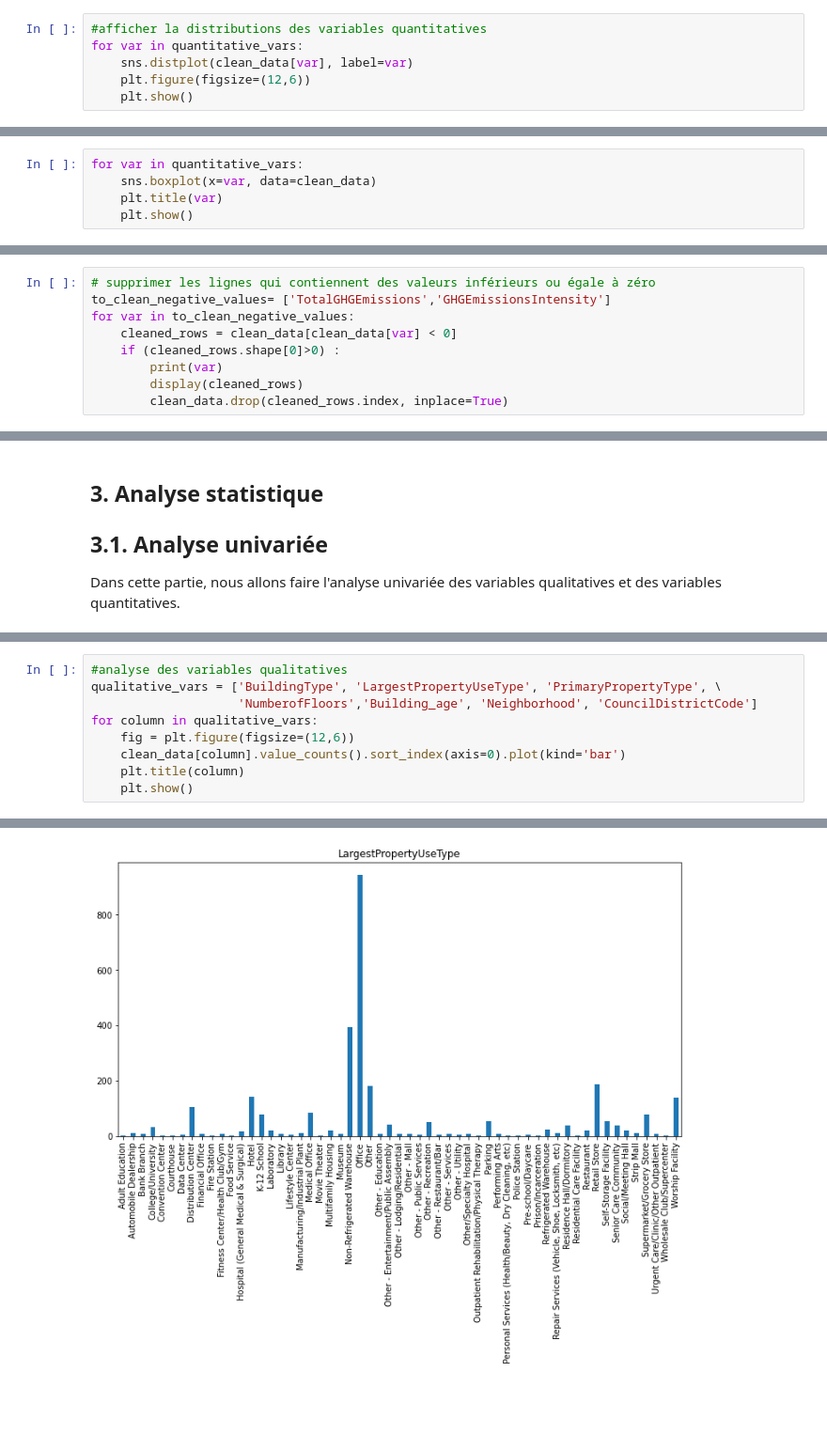
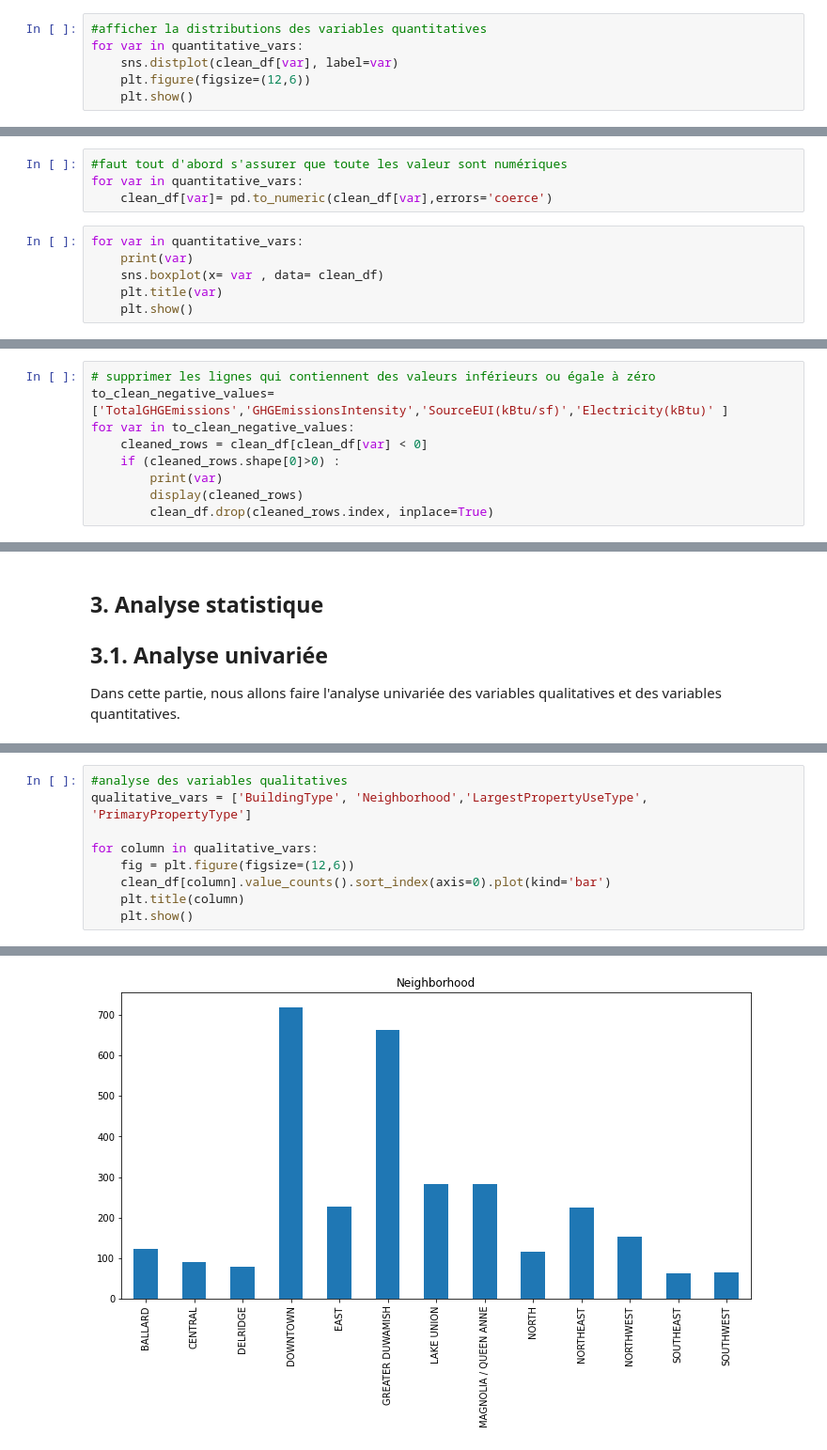
Before and after one commit to Soumaya-kh/seattle-city, a Jupyter notebook: Pélec_01_notebook.ipynb, the cells around one changed output, grey strips where cells are left out. Shown at 94% size. Cells and saved outputs as stored; diff of their text form; blank space fills up the shorter version.

```diff
--- a/Pélec_01_notebook.ipynb
+++ b/Pélec_01_notebook.ipynb
@@ -910,7 +1155,7 @@ quantitative_vars = ['PropertyGFATotal', 'SourceEUI(kBtu/sf)', \
 # %%
 #afficher la distributions des variables quantitatives
 for var in quantitative_vars:
-    sns.distplot(clean_data[var], label=var)
+    sns.distplot(clean_df[var], label=var)
     plt.figure(figsize=(12,6))
     plt.show()
 # %% [output]
@@ -933,6 +1175,11 @@ Nous remarquons que toutes les variables, à l'exception de ENERGYSTARScore, sui
+# %%
+#faut tout d'abord s'assurer que toute les valeur sont numériques
+for var in quantitative_vars:
+    clean_df[var]= pd.to_numeric(clean_df[var],errors='coerce')
 # %%
 for var in quantitative_vars:
-    sns.boxplot(x=var, data=clean_data)
+    print(var)
+    sns.boxplot(x= var , data= clean_df)
     plt.title(var)
     plt.show()
 # %% [output]
@@ -975,12 +1230,12 @@ Les variables 'GHGEmissionsIntensity', 'TotalGHGEmissions'et Electricity(kBtu) c
 # %%
 # supprimer les lignes qui contiennent des valeurs inférieurs ou égale à zéro
-to_clean_negative_values= ['TotalGHGEmissions','GHGEmissionsIntensity']
+to_clean_negative_values= ['TotalGHGEmissions','GHGEmissionsIntensity','SourceEUI(kBtu/sf)','Electricity(kBtu)' ]
 for var in to_clean_negative_values:
-    cleaned_rows = clean_data[clean_data[var] < 0]
+    cleaned_rows = clean_df[clean_df[var] < 0]
     if (cleaned_rows.shape[0]>0) :
         print(var)
         display(cleaned_rows)
-        clean_data.drop(cleaned_rows.index, inplace=True)
+        clean_df.drop(cleaned_rows.index, inplace=True)
 # %% [output]
 TotalGHGEmissions
 |  | OSEBuildingID | DataYear | BuildingType | PrimaryPropertyType | PropertyName | TaxParcelIdentificationNumber | ... |
@@ -1056,10 +1289,10 @@ Dans cette partie, nous allons faire l'analyse univariée des variables qualitat
 # %%
 #analyse des variables qualitatives
-qualitative_vars = ['BuildingType', 'LargestPropertyUseType', 'PrimaryPropertyType', \
-                    'NumberofFloors','Building_age', 'Neighborhood', 'CouncilDistrictCode']
+qualitative_vars = ['BuildingType', 'Neighborhood','LargestPropertyUseType', 'PrimaryPropertyType']
+
 for column in qualitative_vars:
     fig = plt.figure(figsize=(12,6))
-    clean_data[column].value_counts().sort_index(axis=0).plot(kind='bar')
+    clean_df[column].value_counts().sort_index(axis=0).plot(kind='bar')
     plt.title(column)
     plt.show()
 # %% [output]
@@ -1067 +1300 @@ for column in qualitative_vars:
-[figure, old version]
+[figure, new version]
```
Also changed, not shown: parts of 161 cells of this notebook.
